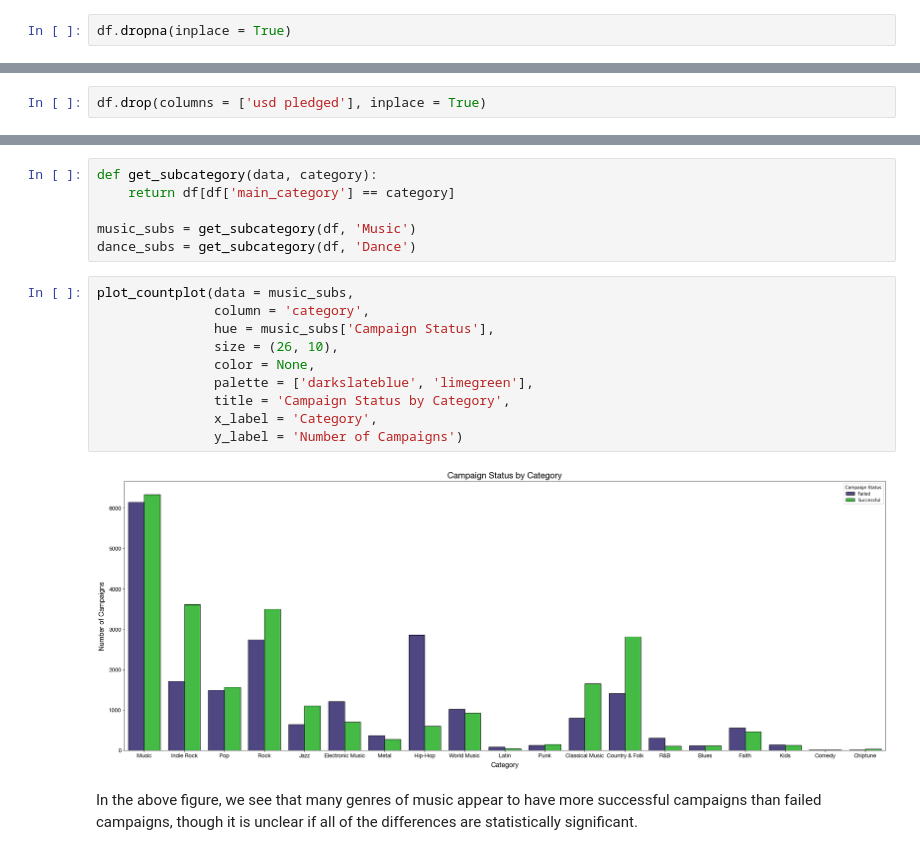
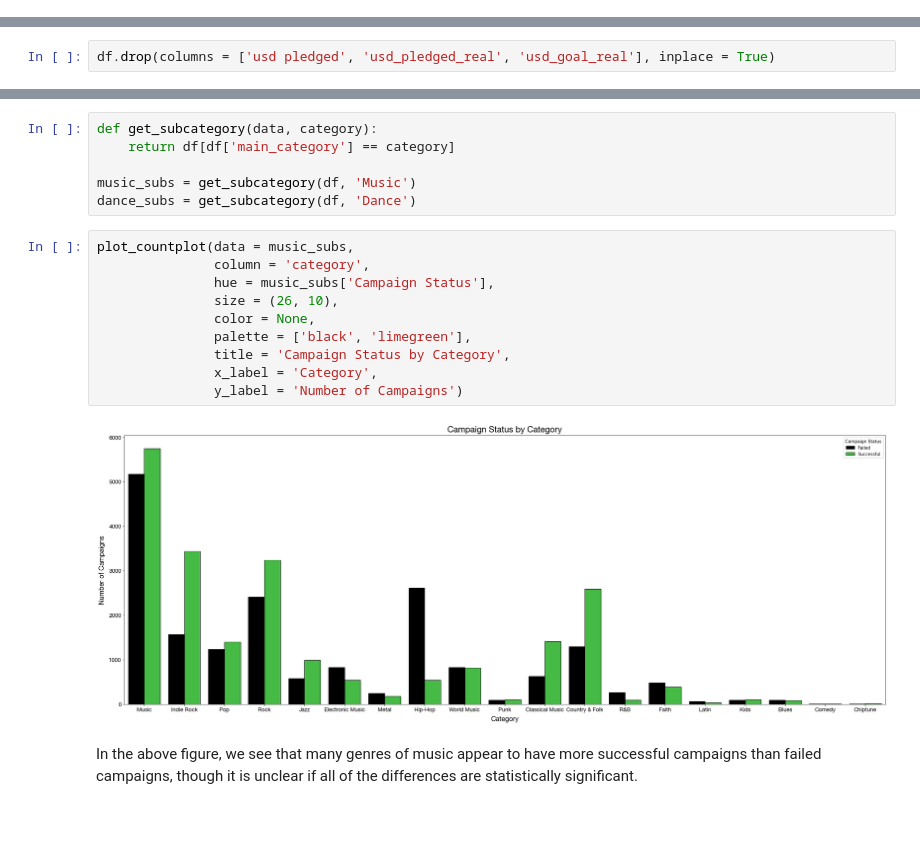
Before and after one commit to jlu90/Success_On_Kickstarter, a Jupyter notebook: code/Kickstarter_Project.ipynb, the cells around one changed output, grey strips where cells are left out. Cells and saved outputs as stored; diff of their text form; blank space fills up the shorter version.

```diff
--- a/code/Kickstarter_Project.ipynb
+++ b/code/Kickstarter_Project.ipynb
@@ -60,2 +61,0 @@ dtype: int64
-# %%
-df.dropna(inplace = True)
@@ -97,5 +105,5 @@ df['launched'] = pd.to_datetime(df['launched'])
 # %%
-df.drop(columns = ['usd pledged'], inplace = True)
+df.drop(columns = ['usd pledged', 'usd_pledged_real', 'usd_goal_real'], inplace = True)
 # %% [markdown]
 ### Title Case Outcomes in `state`
 # %%
@@ -168,15 +185,15 @@ dance_subs = get_subcategory(df, 'Dance')
 # %%
 plot_countplot(data = music_subs,
                column = 'category',
                hue = music_subs['Campaign Status'],
                size = (26, 10),
                color = None,
-               palette = ['darkslateblue', 'limegreen'],
+               palette = ['black', 'limegreen'],
                title = 'Campaign Status by Category',
                x_label = 'Category',
                y_label = 'Number of Campaigns')
 # %% [output]
-[figure, old version]
+[figure, new version]
 # %% [markdown]
 In the above figure, we see that many genres of music appear to have more successful campaigns than failed campaigns, though it is unclear if all of the differences are statistically significant.
 # %%
```
Also changed, not shown: parts of 25 cells of this notebook.
